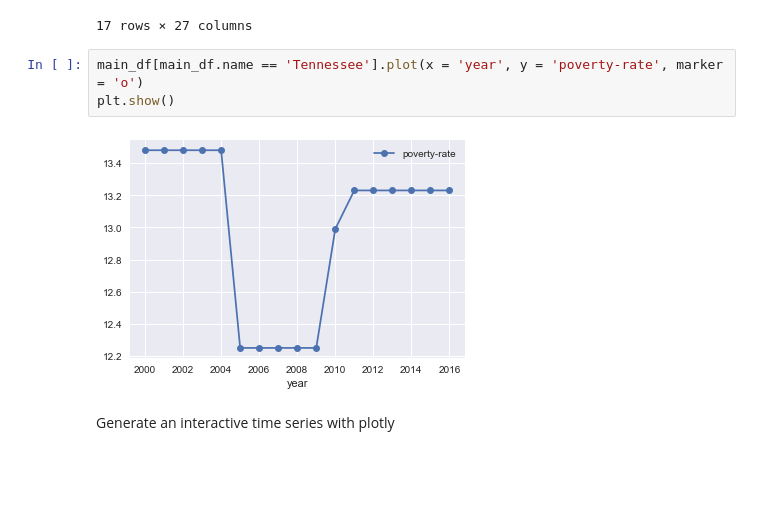
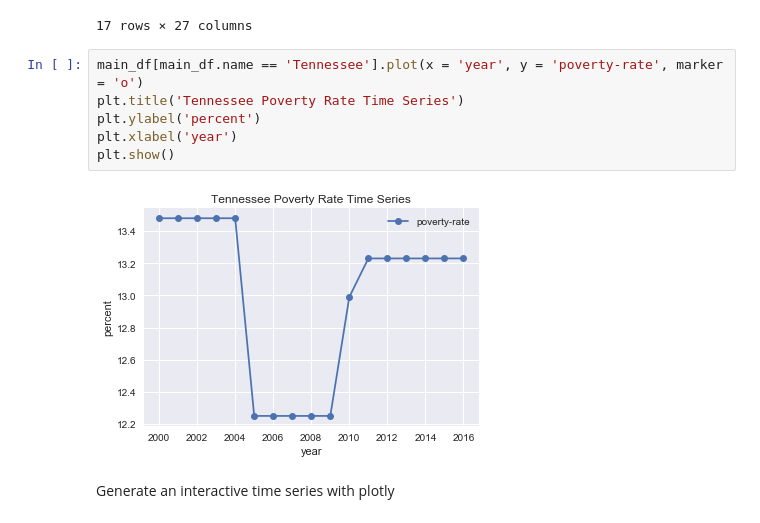
Before and after one commit to paulo-g-martinez/eviction-lab-tn-nss-capstone, a Jupyter notebook: EDA-exploratory-data-analysis.ipynb, the cells around one changed output. Drawn from its saved outputs; the diff is of its cells as text; blank space fills up the shorter version.

```diff
--- a/EDA-exploratory-data-analysis.ipynb
+++ b/EDA-exploratory-data-analysis.ipynb
@@ -615,9 +621,12 @@ main_df[main_df.name == "Tennessee"]
 17 rows × 27 columns
 # %%
 main_df[main_df.name == 'Tennessee'].plot(x = 'year', y = 'poverty-rate', marker = 'o')
+plt.title('Tennessee Poverty Rate Time Series')
+plt.ylabel('percent')
+plt.xlabel('year')
 plt.show()
 # %% [output]
-[figure, old version]
+[figure, new version]
 # %% [markdown]
 Generate an interactive time series with plotly
 # %%
```
Also changed, not shown: parts of 24 cells of this notebook.
